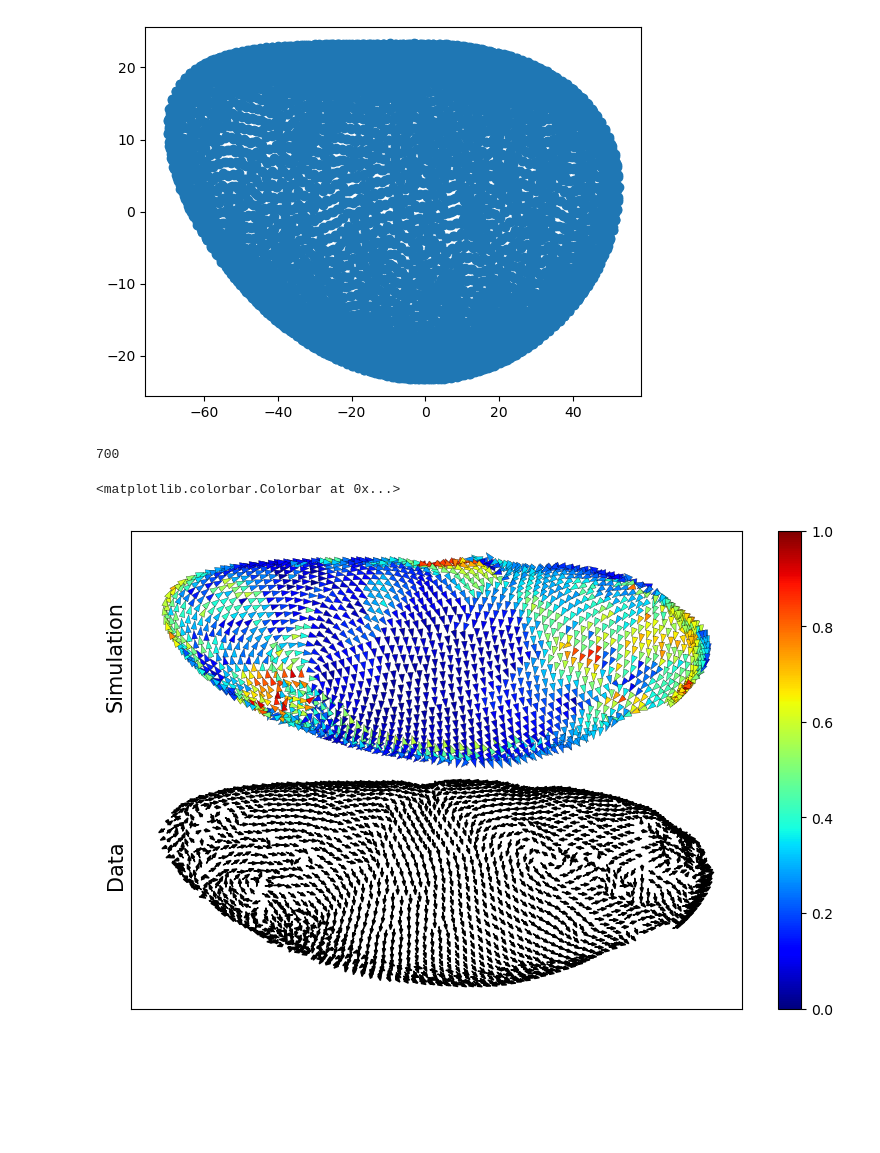
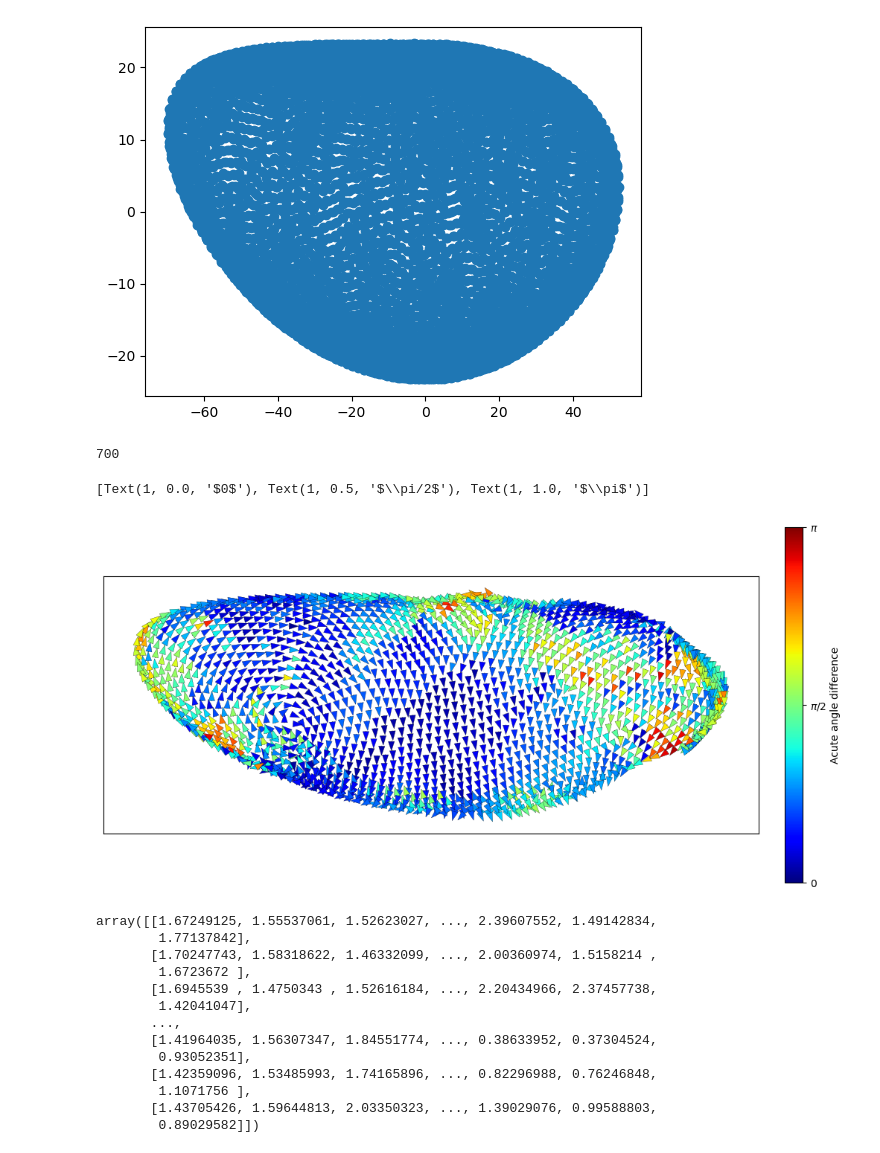
Before and after one commit to JakobSchauser/Thesis, a Jupyter notebook: CompareToData/Quiverplot/Quiverplot.ipynb, the cells around one changed output. Saved outputs shown, nothing was run; the diff lists cells and outputs as text; code cells hidden in the pictures; blank space fills up the shorter version.

```diff
--- a/CompareToData/Quiverplot/Quiverplot.ipynb
+++ b/CompareToData/Quiverplot/Quiverplot.ipynb
@@ -288,8 +292,8 @@ np.save('avg_compared_dirs_normal.npy', avg_compared_dirs)
 # rech for random
 # 5000 random vectors
 
-random_angles = np.empty((len(iiis), 5000))
-for i in range(len(iiis)):
+random_angles = np.empty((len(overlaps), 5000))
+for i in range(len(overlaps)):
     iii = i*scale
     rand_dirs = np.random.rand(sim_dirs.shape[1], 3)*2. - 1.
     rand_dirs = rand_dirs/np.linalg.norm(rand_dirs, axis = 1)[:,None]
@@ -303,11 +307,13 @@ plt.scatter(sim_poss[0,:,0], sim_poss[0,:,2])
 <matplotlib.collections.PathCollection at 0x...>
 [figure]
 # %%
-overlaps = np.load('overlaps_normal.npy')
-avg_compared_dirs = np.load('avg_compared_dirs_normal.npy')
+# overlaps = np.load('overlaps_normal.npy')
+# avg_compared_dirs = np.load('avg_compared_dirs_normal.npy')
 # np.save('avg_compared_dirs_normal.npy', avg_compared_dirs)
 
 scale = int(sim_poss.shape[0]/100)
+# %%
+overlaps = np.load("C:/Users/jakob/Downloads/finale_normal.npy")
 # %%
 import numpy.ma as ma
 
@@ -334,8 +340,8 @@ def make_inset_plot(iii, ax):
 
     # ax.scatter(sim_poss[sim_t][:,0][sim_poss[sim_t][:,1]>0], sim_poss[sim_t][:,2][sim_poss[sim_t][:,1]>0], c = over[sim_poss[sim_t][:,1]>0], cmap = cmap, s = 20)
 
-    ax.text(-83,-10,"Simulation", rotation = 90, fontsize = 15)
-    ax.text(-83,-50,"Data", rotation = 90, fontsize = 15)
+    # ax.text(-83,-10,"Simulation", rotation = 90, fontsize = 15)
+    # ax.text(-83,-50,"Data", rotation = 90, fontsize = 15)
     for cell_id, (pos, dir, stasdir) in enumerate(zip(sim_poss[sim_t], sim_dirs[sim_t], avg_compared_dirs[stas_t])):
         xx, yy, zz = pos
 
@@ -345,38 +351,55 @@ def make_inset_plot(iii, ax):
         # else:
         if yy < 0:
             continue
         if properties[cell_id] == 2:
             continue
 
 
 
         ax.arrow(pos[0], pos[2], dir[0]*0.1, dir[2]*0.1,  alpha = 1., head_width = 1.3, facecolor =  cmap(over[cell_id]/np.pi), edgecolor = "black", linewidth = 0.2)
         # make stream plot
 
-        px = -50
-        ax.arrow(pos[0], pos[2]+px, stasdir[0], stasdir[2], color = "black", alpha = 1., head_width = 0.7)
+        # px = -50
+        # ax.arrow(pos[0], pos[2]+px, stasdir[0], stasdir[2], color = "black", alpha = 1., head_width = 0.7)
 
     # ax.axis('off')
     ax.set_xticks([])
     ax.set_yticks([])
 
     colorbar = plt.cm.ScalarMappable(cmap = cmap)
     return colorbar
 
 fig, ax = plt.subplots(1, 1, figsize=(10,5), constrained_layout=True, sharex=True, sharey=True)
 
 ax.set_aspect('equal', adjustable='box')
 # for i, ax in enumerate(axs.flatten()):
 #     make_inset_plot(i, ax)
 
 
 cbar = make_inset_plot(25, ax)
 
-fig.colorbar(cbar,fraction=0.046, pad=0.04) #orientation = "horizontal")
+cbarr = fig.colorbar(cbar,fraction=0.046, pad=0.04, label = "Acute angle difference", ticks = [0,0.5,1.], ) #orientation = "horizontal")
+cbarr.ax.set_yticklabels(['$0$', '$\pi/2$', '$\pi$'])
 # %% [output]
 700
-<matplotlib.colorbar.Colorbar at 0x...>
+[Text(1, 0.0, '$0$'), Text(1, 0.5, '$\\pi/2$'), Text(1, 1.0, '$\\pi$')]
-[figure, old version]
+[figure, new version]
+# %%
+overlaps
+# %% [output]
+array([[1.67249125, 1.55537061, 1.52623027, ..., 2.39607552, 1.49142834,
+        1.77137842],
+       [1.70247743, 1.58318622, 1.46332099, ..., 2.00360974, 1.5158214 ,
+        1.6723672 ],
+       [1.6945539 , 1.4750343 , 1.52616184, ..., 2.20434966, 2.37457738,
+        1.42041047],
+       ...,
+       [1.41964035, 1.56307347, 1.84551774, ..., 0.38633952, 0.37304524,
+        0.93052351],
+       [1.42359096, 1.53485993, 1.74165896, ..., 0.82296988, 0.76246848,
+        1.1071756 ],
+       [1.43705426, 1.59644813, 2.03350323, ..., 1.39029076, 0.99588803,
+        0.89029582]])
 # %%
 ymean = 1-np.array([np.mean(o[~np.isnan(o)]) for o in overlaps])/np.pi
 yerr = [np.std(o[~np.isnan(o)]) for o in overlaps]
```
Also changed, not shown: parts of 2 cells of this notebook, 15 other files.
